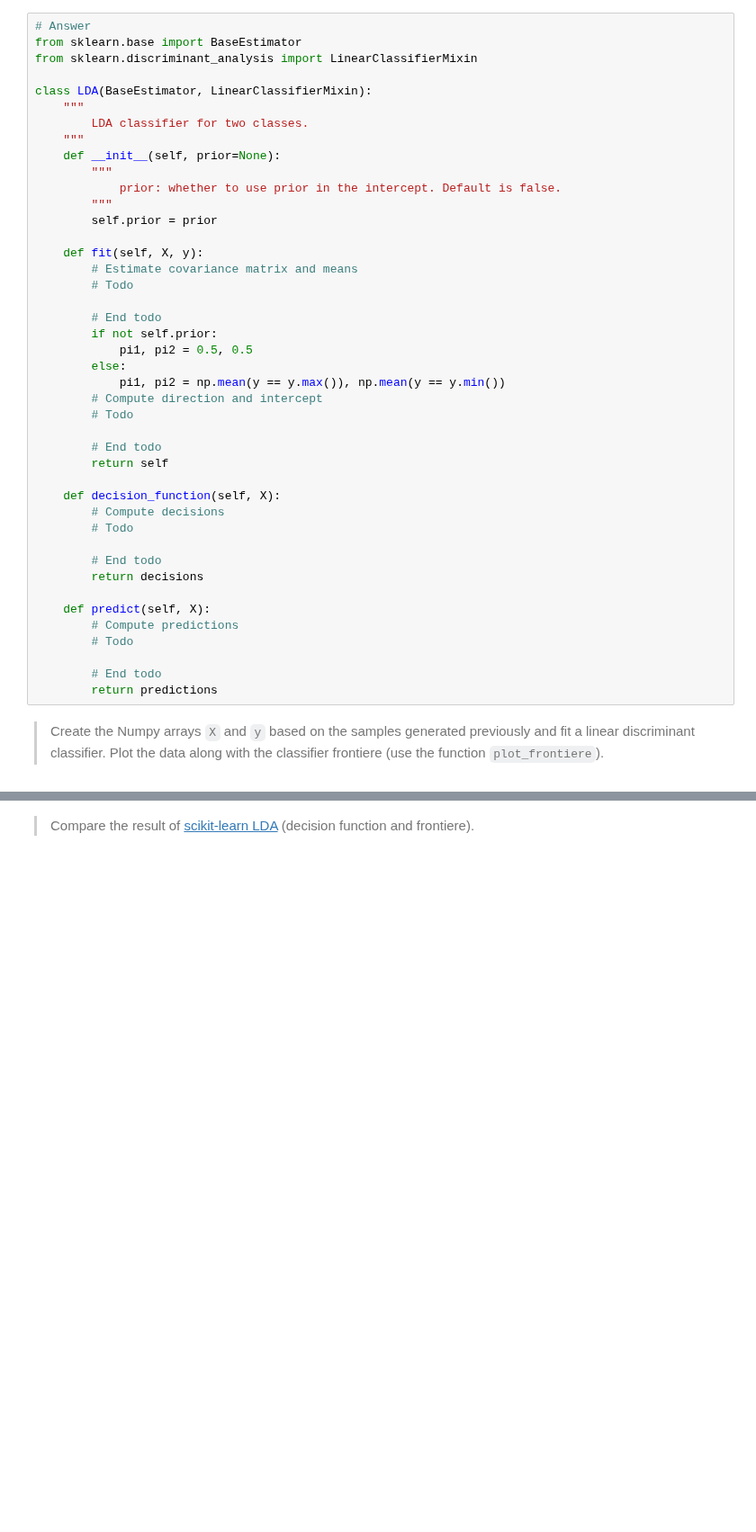
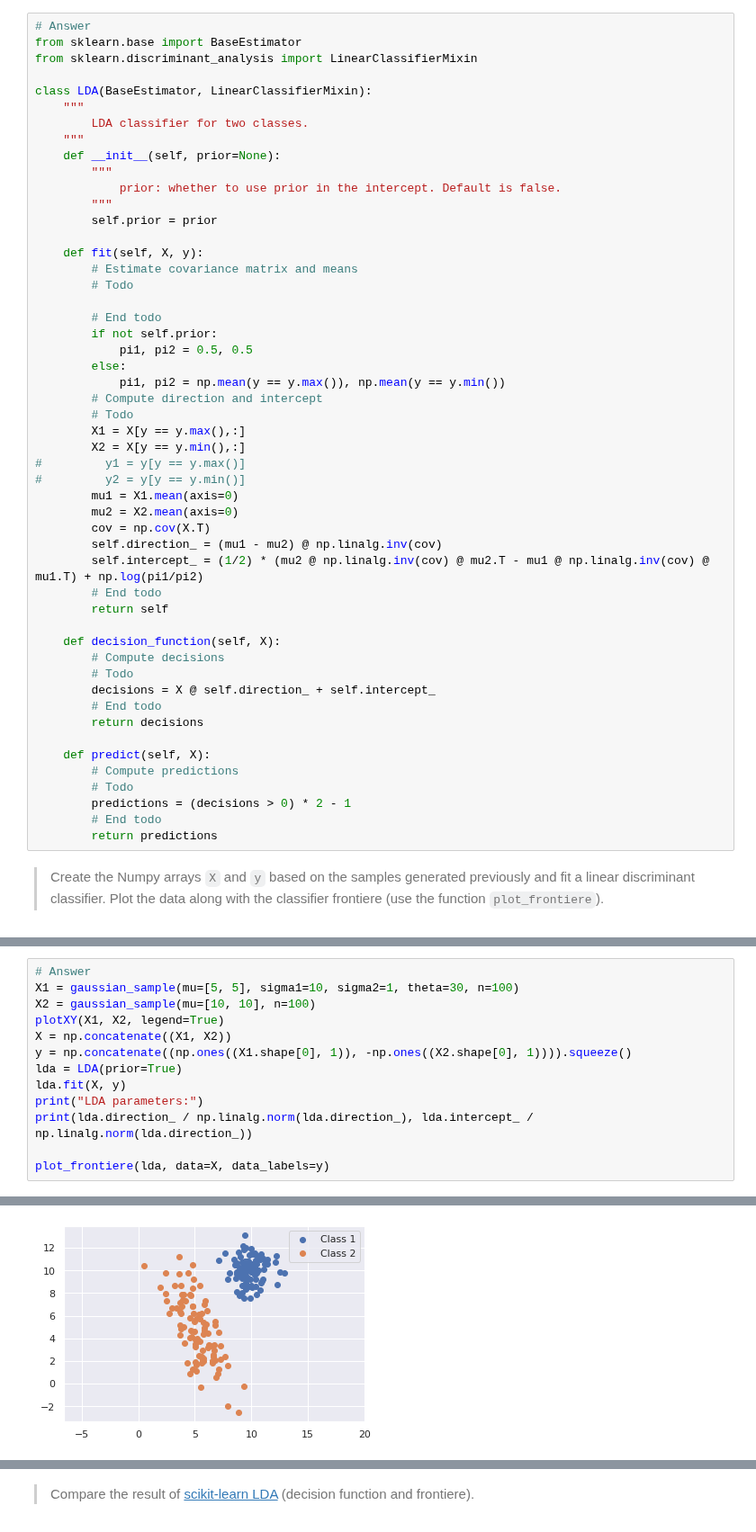
Before and after one commit to YunfeiZHAO/m2a_sorbonne, a Jupyter notebook: TP/IAS/TP01/1-LDA_logistic_boosting_student.ipynb, the cells around one changed output, grey strips where cells are left out. Shown at 90% size. Saved outputs shown, nothing was run; the diff lists cells and outputs as text; blank space fills up the shorter version.

```diff
--- a/TP/IAS/TP01/1-LDA_logistic_boosting_student.ipynb
+++ b/TP/IAS/TP01/1-LDA_logistic_boosting_student.ipynb
@@ -100,21 +100,29 @@ class LDA(BaseEstimator, LinearClassifierMixin):
             pi1, pi2 = np.mean(y == y.max()), np.mean(y == y.min())
         # Compute direction and intercept
         # Todo
-
+        X1 = X[y == y.max(),:]
+        X2 = X[y == y.min(),:]
+#         y1 = y[y == y.max()]
+#         y2 = y[y == y.min()]
+        mu1 = X1.mean(axis=0)
+        mu2 = X2.mean(axis=0)
+        cov = np.cov(X.T)
+        self.direction_ = (mu1 - mu2) @ np.linalg.inv(cov)
+        self.intercept_ = (1/2) * (mu2 @ np.linalg.inv(cov) @ mu2.T - mu1 @ np.linalg.inv(cov) @ mu1.T) + np.log(pi1/pi2)
         # End todo
         return self
 
     def decision_function(self, X):
         # Compute decisions
         # Todo
-
+        decisions = X @ self.direction_ + self.intercept_
         # End todo
         return decisions
 
     def predict(self, X):
         # Compute predictions
         # Todo
-
+        predictions = (decisions > 0) * 2 - 1
         # End todo
         return predictions
 # %% [markdown]
@@ -124,0 +131,14 @@ Plot the data along with the classifier frontiere (use the function `plot_fronti
+# %%
+# Answer
+X1 = gaussian_sample(mu=[5, 5], sigma1=10, sigma2=1, theta=30, n=100)
+X2 = gaussian_sample(mu=[10, 10], n=100)
+plotXY(X1, X2, legend=True)
+X = np.concatenate((X1, X2))
+y = np.concatenate((np.ones((X1.shape[0], 1)), -np.ones((X2.shape[0], 1)))).squeeze()
+lda = LDA(prior=True)
+lda.fit(X, y)
+print("LDA parameters:")
+print(lda.direction_ / np.linalg.norm(lda.direction_), lda.intercept_ / np.linalg.norm(lda.direction_))
+
+plot_frontiere(lda, data=X, data_labels=y)
+# %% [output]
@@ -124,0 +147 @@ Plot the data along with the classifier frontiere (use the function `plot_fronti
+[figure, added]
```
Also changed, not shown: parts of 13 cells of this notebook, 8 other files.
